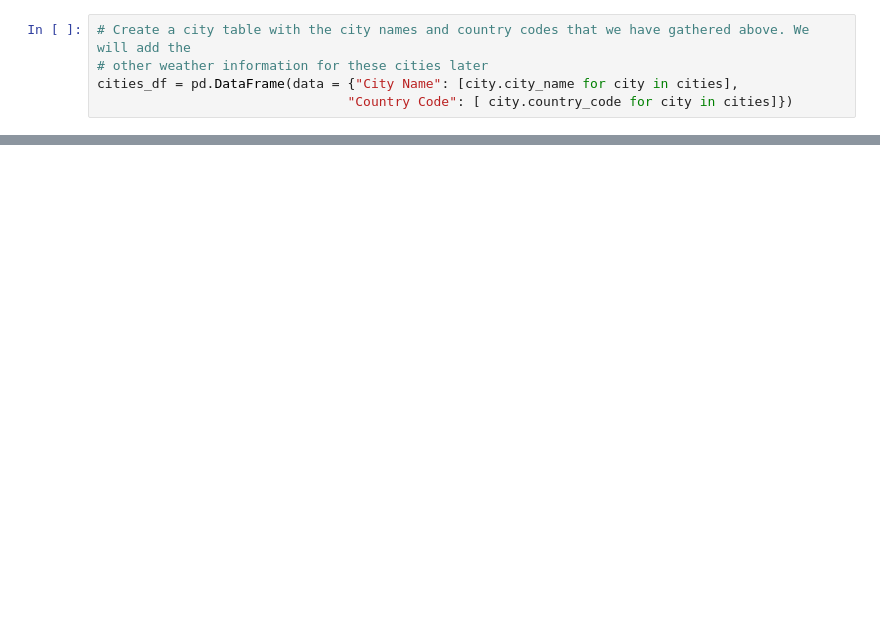
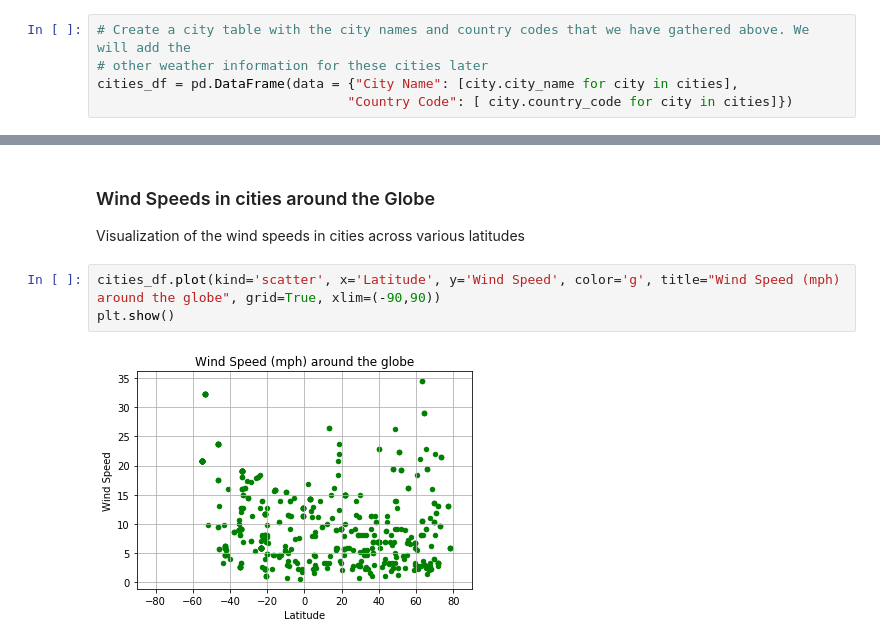
Before and after one commit to rupalimayekar/UTA-Python-Challenge, a Jupyter notebook: WeatherPy/WeatherPy.ipynb, the cells around one changed output, grey strips where cells are left out. Saved outputs shown, nothing was run; the diff lists cells and outputs as text; blank space fills up the shorter version.

```diff
--- a/WeatherPy/WeatherPy.ipynb
+++ b/WeatherPy/WeatherPy.ipynb
@@ -155,0 +224,8 @@ dtype: int64
+# %% [markdown]
+### Wind Speeds in cities around the Globe
+Visualization of the wind speeds in cities across various latitudes
+# %%
+cities_df.plot(kind='scatter', x='Latitude', y='Wind Speed', color='g', title="Wind Speed (mph) around the globe", grid=True, xlim=(-90,90))
+plt.show()
+# %% [output]
+[figure, added]
```
Also changed, not shown: parts of 22 cells of this notebook.
